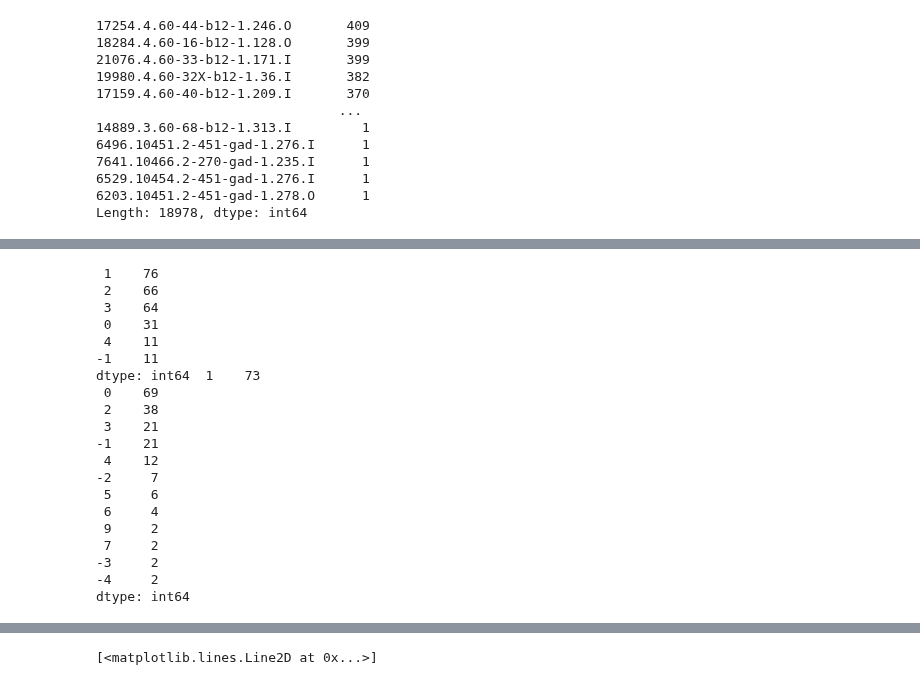
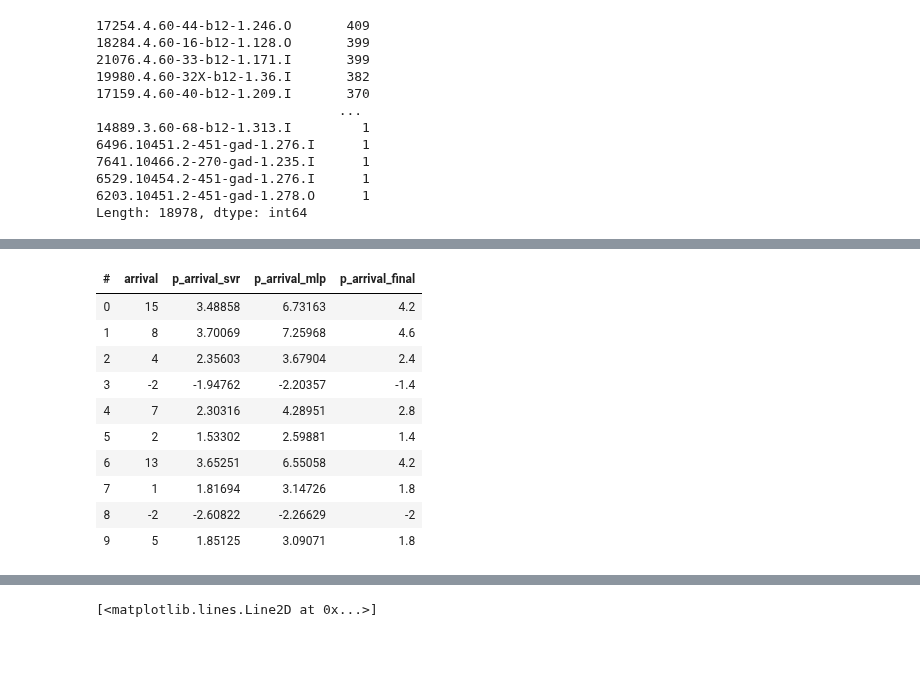
Before and after one commit to Drakodav/backend_d-dub, a Jupyter notebook: ml/processing/gtfsr_create_model.ipynb, the cells around one changed output, grey strips where cells are left out. Saved outputs shown, nothing was run; the diff lists cells and outputs as text; code cells hidden in the pictures; blank space fills up the shorter version.

```diff
--- a/ml/processing/gtfsr_create_model.ipynb
+++ b/ml/processing/gtfsr_create_model.ipynb
@@ -245,26 +298,14 @@ model created, time: 18632s
-# %%
-print(
-    trained_df[trained_df.stop_sequence == 14].p_arrival.value_counts(),
-    trained_df[trained_df.stop_sequence == 14].arrival.value_counts()
-)
-# %% [output]
- 1    76
- 2    66
- 3    64
- 0    31
- 4    11
--1    11
-dtype: int64  1    73
- 0    69
- 2    38
- 3    21
--1    21
- 4    12
--2     7
- 5     6
- 6     4
- 9     2
- 7     2
--3     2
--4     2
-dtype: int64
+# %%
+trained_df[['arrival'] + trained_df.get_column_names(regex='^p_arrival')].head(10)
+# %% [output]
+| # | arrival | p_arrival_svr | p_arrival_mlp | p_arrival_final |
+| 0 | 15 | 3.48858 | 6.73163 | 4.2 |
+| 1 | 8 | 3.70069 | 7.25968 | 4.6 |
+| 2 | 4 | 2.35603 | 3.67904 | 2.4 |
+| 3 | -2 | -1.94762 | -2.20357 | -1.4 |
+| 4 | 7 | 2.30316 | 4.28951 | 2.8 |
+| 5 | 2 | 1.53302 | 2.59881 | 1.4 |
+| 6 | 13 | 3.65251 | 6.55058 | 4.2 |
+| 7 | 1 | 1.81694 | 3.14726 | 1.8 |
+| 8 | -2 | -2.60822 | -2.26629 | -2 |
+| 9 | 5 | 1.85125 | 3.09071 | 1.8 |
```
Also changed, not shown: parts of 9 cells of this notebook, 1 other file.
